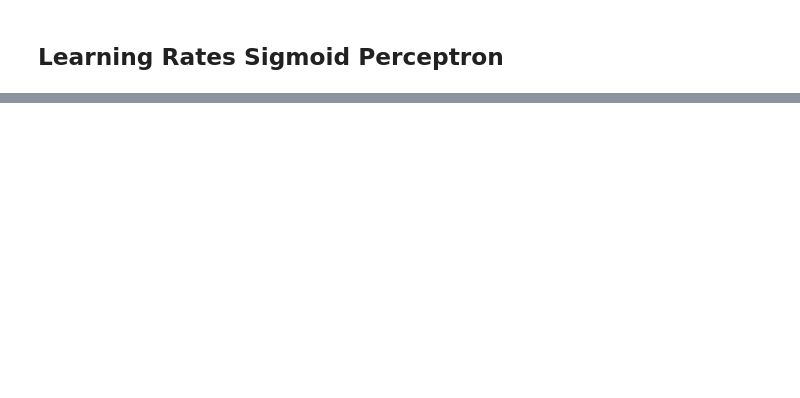
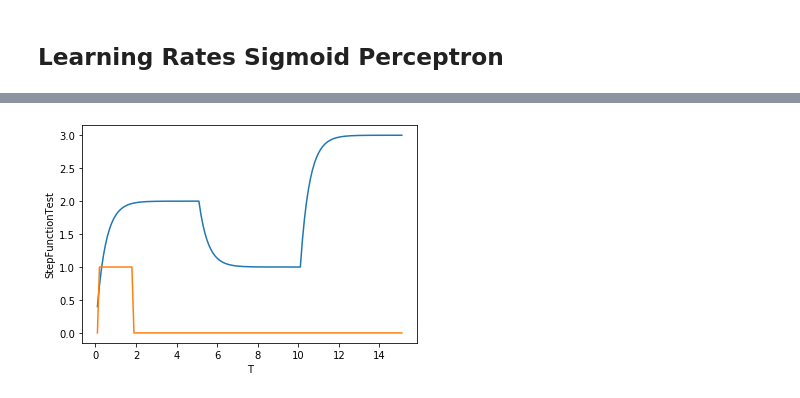
Before and after one commit to JamesDun2866/Computational-Science, a Jupyter notebook: Computational Science.ipynb, the cells around one changed output, grey strips where cells are left out. Saved outputs shown, nothing was run; the diff lists cells and outputs as text; code cells hidden in the pictures; blank space fills up the shorter version.

```diff
--- a/Computational Science.ipynb
+++ b/Computational Science.ipynb
@@ -610,0 +644,8 @@ Stepplt = sns.lineplot(x="T", y="SigmoidPerceptronLR025", data=df1) #plot predic
+# %%
+x1test = Tuple_converter(df1['xNoise'])
+Stepfunctiontest = new_train_weights_step(x1test,0.01,10)
+df1['StepFunctionTest'] = Stepfunctiontest
+t = sns.lineplot(x="T", y="X", data=df1)  #plot actual
+t2 = sns.lineplot(x="T", y="StepFunctionTest", data=df1) #plot predicted
+# %% [output]
+[figure, added]
```
Also changed, not shown: parts of 18 cells of this notebook, 1 other file.
